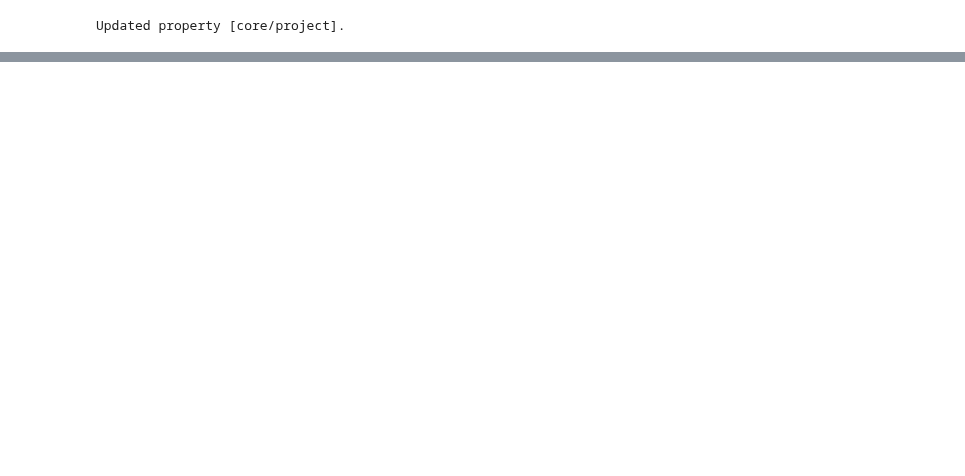
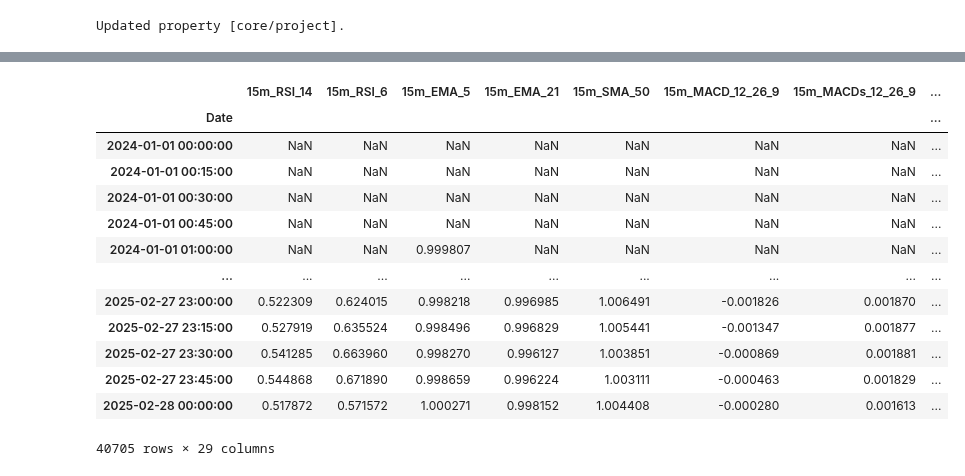
Before and after one commit to ifeLight/ml-bot, a Jupyter notebook: binance-multi-timeframe-grade-uncover.ipynb, the cells around one changed output, grey strips where cells are left out. Drawn from its saved outputs; the diff is of its cells as text; code cells hidden in the pictures; blank space fills up the shorter version.

```diff
--- a/binance-multi-timeframe-grade-uncover.ipynb
+++ b/binance-multi-timeframe-grade-uncover.ipynb
@@ -1115,0 +763,17 @@ Data saved to Firestore: Collection=trade-models, Document ID=QdZQz5oziJivhurIWy
+# %%
+data[indicators]
+# %% [output]
+|  | 15m_RSI_14 | 15m_RSI_6 | 15m_EMA_5 | 15m_EMA_21 | 15m_SMA_50 | 15m_MACD_12_26_9 | 15m_MACDs_12_26_9 | ... |
+| Date |  |  |  |  |  |  |  | ... |
+| 2024-01-01 00:00:00 | NaN | NaN | NaN | NaN | NaN | NaN | NaN | ... |
+| 2024-01-01 00:15:00 | NaN | NaN | NaN | NaN | NaN | NaN | NaN | ... |
+| 2024-01-01 00:30:00 | NaN | NaN | NaN | NaN | NaN | NaN | NaN | ... |
+| 2024-01-01 00:45:00 | NaN | NaN | NaN | NaN | NaN | NaN | NaN | ... |
+| 2024-01-01 01:00:00 | NaN | NaN | 0.999807 | NaN | NaN | NaN | NaN | ... |
+| ... | ... | ... | ... | ... | ... | ... | ... | ... |
+| 2025-02-27 23:00:00 | 0.522309 | 0.624015 | 0.998218 | 0.996985 | 1.006491 | -0.001826 | 0.001870 | ... |
+| 2025-02-27 23:15:00 | 0.527919 | 0.635524 | 0.998496 | 0.996829 | 1.005441 | -0.001347 | 0.001877 | ... |
+| 2025-02-27 23:30:00 | 0.541285 | 0.663960 | 0.998270 | 0.996127 | 1.003851 | -0.000869 | 0.001881 | ... |
+| 2025-02-27 23:45:00 | 0.544868 | 0.671890 | 0.998659 | 0.996224 | 1.003111 | -0.000463 | 0.001829 | ... |
+| 2025-02-28 00:00:00 | 0.517872 | 0.571572 | 1.000271 | 0.998152 | 1.004408 | -0.000280 | 0.001613 | ... |
+40705 rows × 29 columns
```
Also changed, not shown: parts of 15 cells of this notebook.
